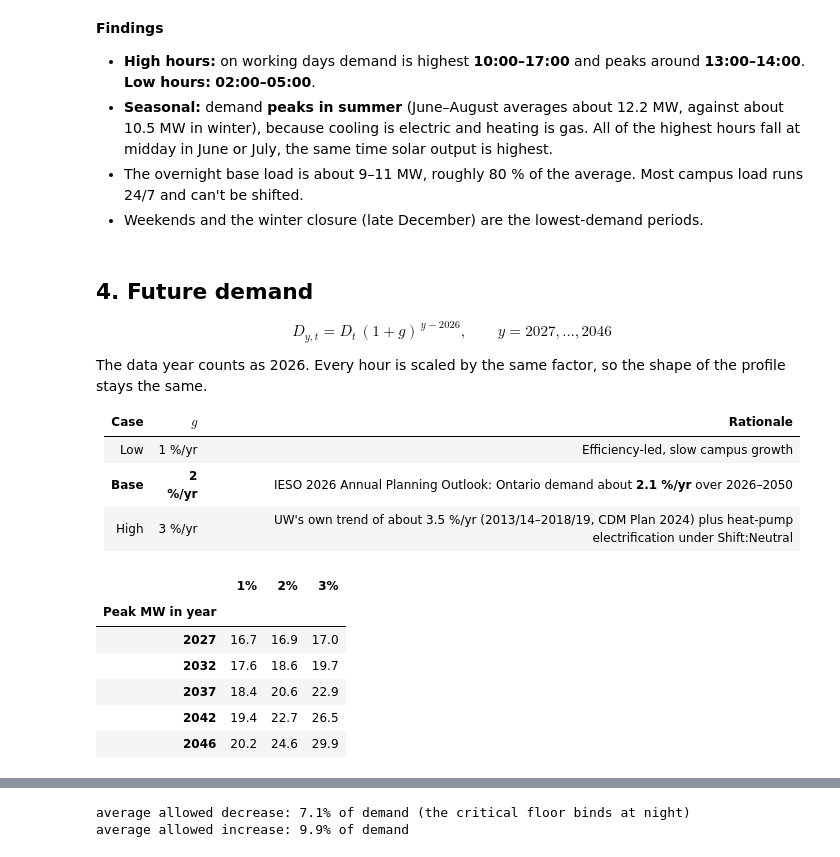
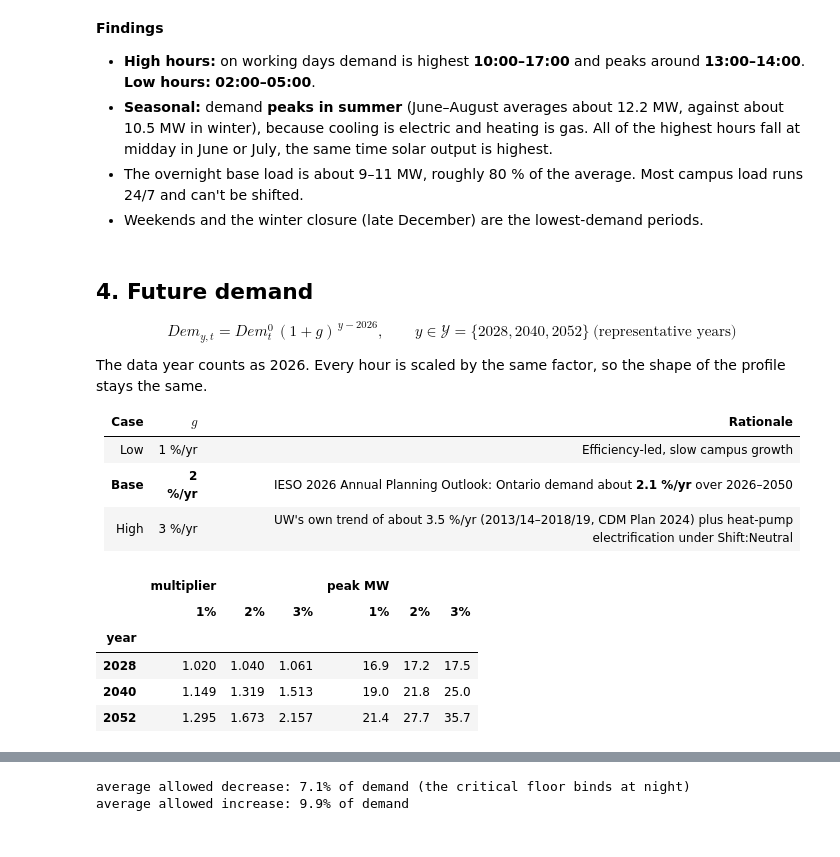
Before and after one commit to y3jian/MSE332-Energy-Project, a Jupyter notebook: demand/demand_analysis.ipynb, the cells around one changed output, grey strips where cells are left out. Cells and saved outputs as stored; diff of their text form; code cells hidden in the pictures.

```diff
--- a/demand/demand_analysis.ipynb
+++ b/demand/demand_analysis.ipynb
@@ -114,7 +114,7 @@ axes[1].legend(frameon=False); plt.tight_layout()
 - Weekends and the winter closure (late December) are the lowest-demand periods.
 # %% [markdown]
 ## 4. Future demand
-$$D_{y,t} = D_t\,(1+g)^{\,y-2026}, \qquad y = 2027,\dots,2046$$
+$$Dem_{y,t} = Dem^0_t\,(1+g)^{\,y-2026}, \qquad y \in \mathcal{Y} = \{2028, 2040, 2052\}\ \text{(representative years)}$$
 
 The data year counts as 2026. Every hour is scaled by the same factor, so the shape of the profile stays the same.
 
@@ -124,17 +124,17 @@ The data year counts as 2026. Every hour is scaled by the same factor, so the sh
 | **Base** | **2 %/yr** | IESO 2026 Annual Planning Outlook: Ontario demand about **2.1 %/yr** over 2026–2050 |
 | High | 3 %/yr | UW's own trend of about 3.5 %/yr (2013/14–2018/19, CDM Plan 2024) plus heat-pump electrification under Shift:Neutral |
 # %%
-years = np.array([2027, 2032, 2037, 2042, 2046])
-pd.DataFrame({f"{g:.0%}": (D.max() / 1e3) * (1 + g) ** (years - 2026) for g in (0.01, 0.02, 0.03)},
-             index=pd.Index(years, name="Peak MW in year")).round(1)
+years = np.array([2028, 2040, 2052])
+pd.concat({"multiplier": pd.DataFrame({f"{g:.0%}": (1 + g) ** (years - 2026) for g in (0.01, 0.02, 0.03)}, index=years).round(3),
+           "peak MW": pd.DataFrame({f"{g:.0%}": (D.max() / 1e3) * (1 + g) ** (years - 2026) for g in (0.01, 0.02, 0.03)}, index=years).round(1)},
+          axis=1).rename_axis("year")
 # %% [output]
-|  | 1% | 2% | 3% |
-| Peak MW in year |  |  |  |
-| 2027 | 16.7 | 16.9 | 17.0 |
-| 2032 | 17.6 | 18.6 | 19.7 |
-| 2037 | 18.4 | 20.6 | 22.9 |
-| 2042 | 19.4 | 22.7 | 26.5 |
-| 2046 | 20.2 | 24.6 | 29.9 |
+|  | multiplier |  |  | peak MW |  |  |
+|  | 1% | 2% | 3% | 1% | 2% | 3% |
+| year |  |  |  |  |  |  |
+| 2028 | 1.020 | 1.040 | 1.061 | 16.9 | 17.2 | 17.5 |
+| 2040 | 1.149 | 1.319 | 1.513 | 19.0 | 21.8 | 25.0 |
+| 2052 | 1.295 | 1.673 | 2.157 | 21.4 | 27.7 | 35.7 |
 # %% [markdown]
 ## 5. Demand flexibility
 **Assumptions**
```
Also changed, not shown: parts of 2 cells of this notebook, 4 other files.
